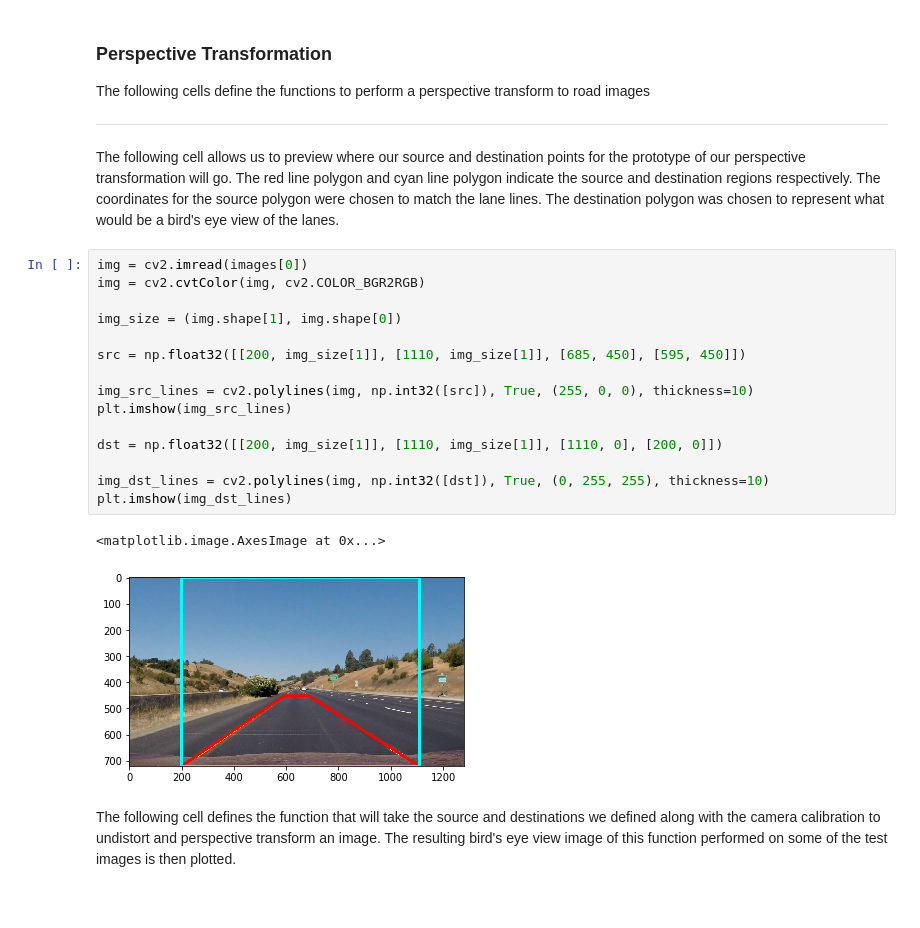
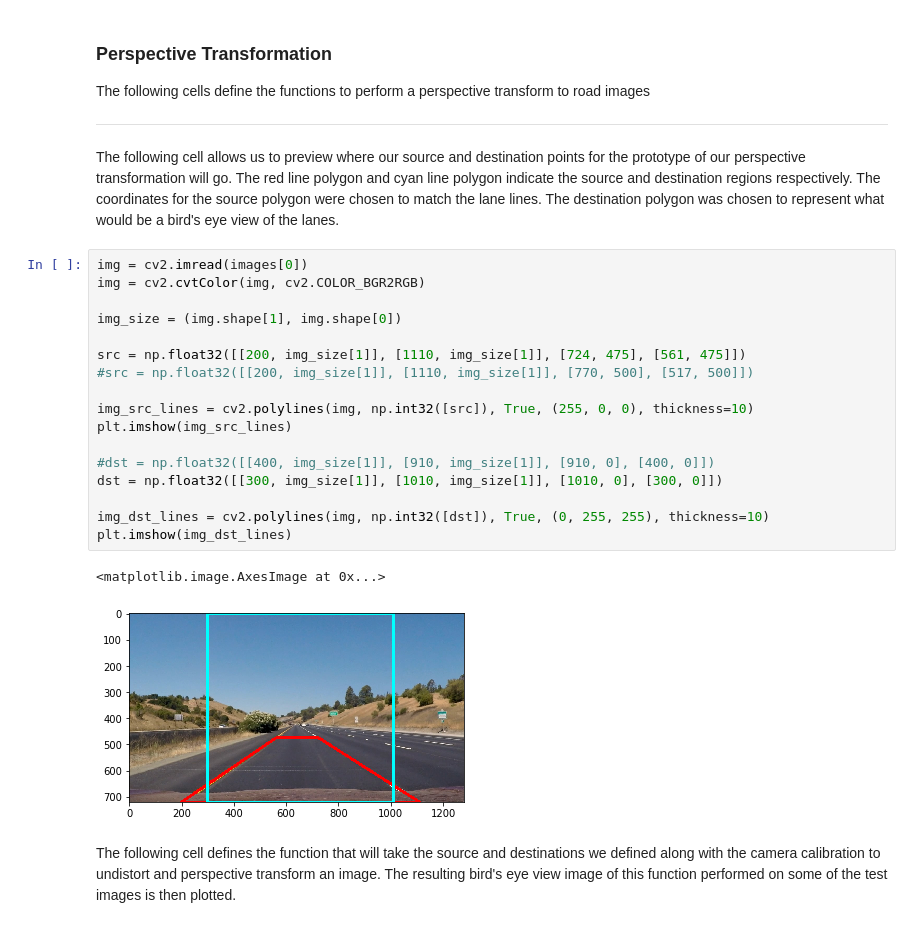
Before and after one commit to wmrifenb/CarND-Advanced-Lane-Lines, a Jupyter notebook: CarND-Advanced-Lane-Lines.ipynb, the cells around one changed output. Saved outputs shown, nothing was run; the diff lists cells and outputs as text.

```diff
--- a/CarND-Advanced-Lane-Lines.ipynb
+++ b/CarND-Advanced-Lane-Lines.ipynb
@@ -96,21 +96,23 @@ The following cell allows us to preview where our source and destination points
 # %%
 img = cv2.imread(images[0])
 img = cv2.cvtColor(img, cv2.COLOR_BGR2RGB)
 
 img_size = (img.shape[1], img.shape[0])
 
-src = np.float32([[200, img_size[1]], [1110, img_size[1]], [685, 450], [595, 450]])
+src = np.float32([[200, img_size[1]], [1110, img_size[1]], [724, 475], [561, 475]])
+#src = np.float32([[200, img_size[1]], [1110, img_size[1]], [770, 500], [517, 500]])
 
 img_src_lines = cv2.polylines(img, np.int32([src]), True, (255, 0, 0), thickness=10)
 plt.imshow(img_src_lines)
 
-dst = np.float32([[200, img_size[1]], [1110, img_size[1]], [1110, 0], [200, 0]])
+#dst = np.float32([[400, img_size[1]], [910, img_size[1]], [910, 0], [400, 0]])
+dst = np.float32([[300, img_size[1]], [1010, img_size[1]], [1010, 0], [300, 0]])
 
 img_dst_lines = cv2.polylines(img, np.int32([dst]), True, (0, 255, 255), thickness=10)
 plt.imshow(img_dst_lines)
 # %% [output]
 <matplotlib.image.AxesImage at 0x...>
-[figure, old version]
+[figure, new version]
 # %% [markdown]
 The following cell defines the function that will take the source and destinations we defined along with the camera calibration to undistort and perspective transform an image. The resulting bird's eye view image of this function performed on some of the test images is then plotted.
 # %%
```
Also changed, not shown: parts of 21 cells of this notebook, 13 other files.
